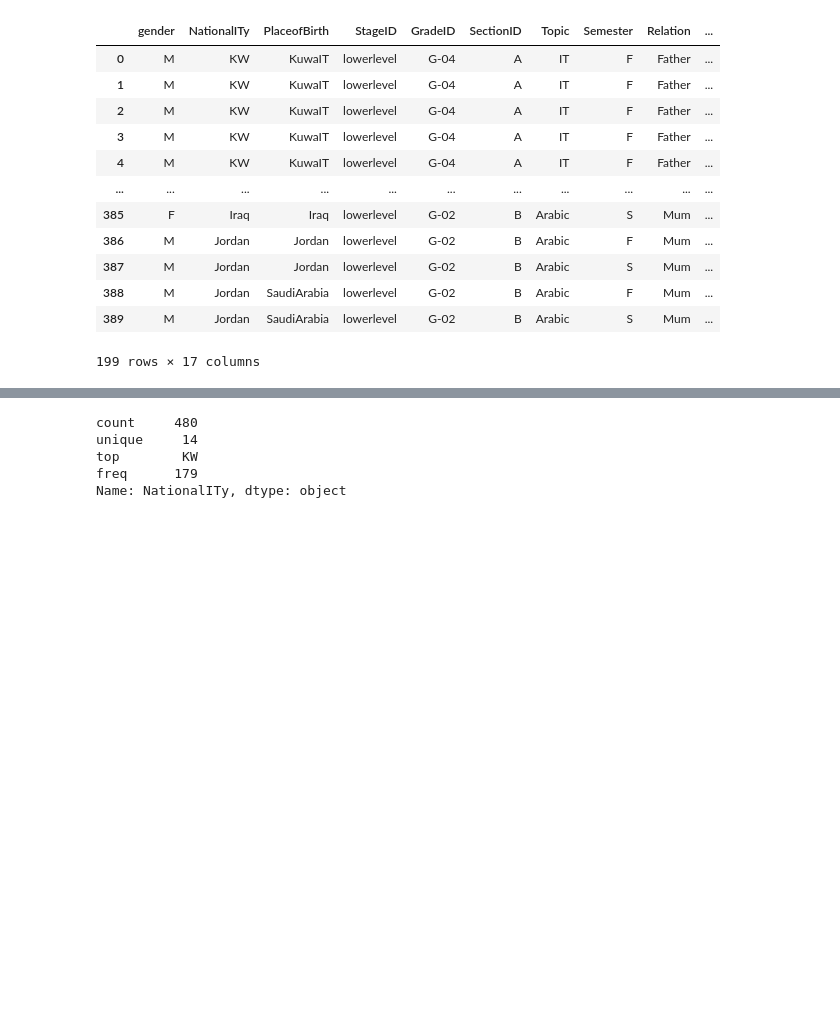
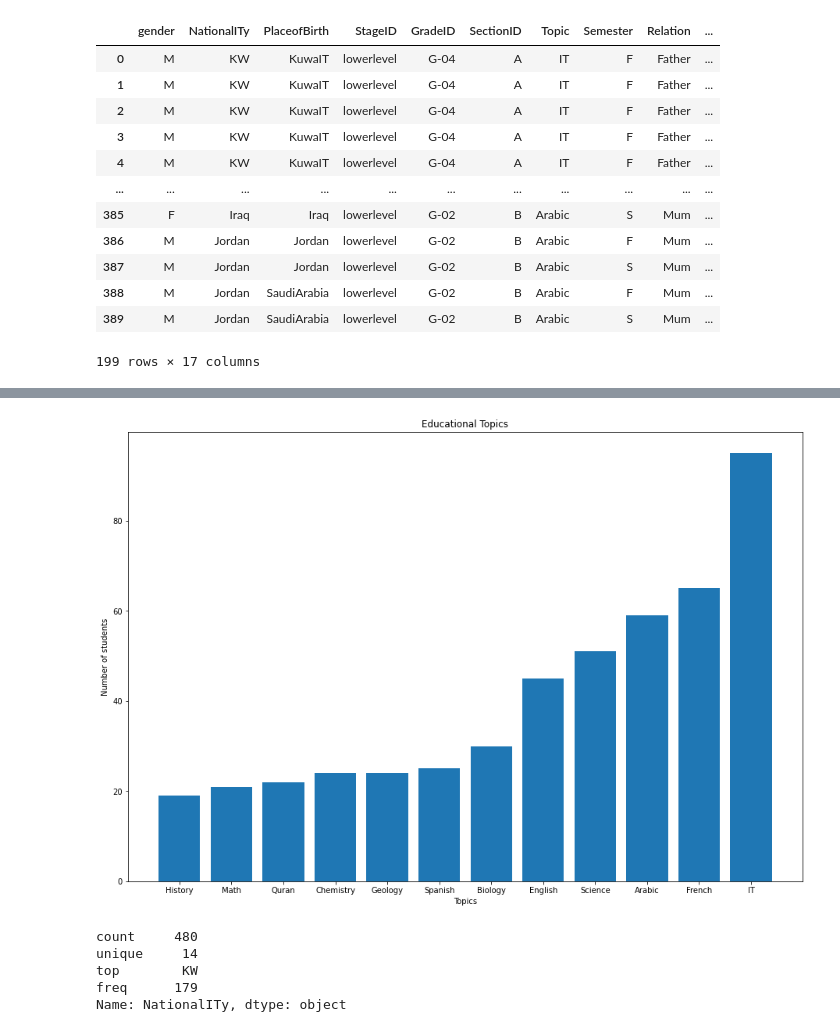
Before and after one commit to Asabeneh/EDM-H-2, a Jupyter notebook: edm-h-2.ipynb, the cells around one changed output, grey strips where cells are left out. Saved outputs shown, nothing was run; the diff lists cells and outputs as text; code cells hidden in the pictures; blank space fills up the shorter version.

```diff
--- a/edm-h-2.ipynb
+++ b/edm-h-2.ipynb
@@ -164,3 +197,19 @@ low_level_students
+# %%
+def topics_graph ():
+    topics = df.groupby('Topic').count().iloc[:,1].sort_values()
+    x = topics.index
+    y = topics.values
+
+    fig = plt.figure()
+    ax = fig.add_axes([0,0,2, 2])
+    ax.bar(x, y)
+    ax.set_xlabel('Topics')
+    ax.set_ylabel('Number of students')
+    ax.set_title('Educational Topics')
+    plt.show()
+topics_graph()
+# %% [output]
+[figure, added]
 # %%
 df['NationalITy'].describe()
 # %% [output]
```
Also changed, not shown: parts of 7 cells of this notebook, 1 other file.
